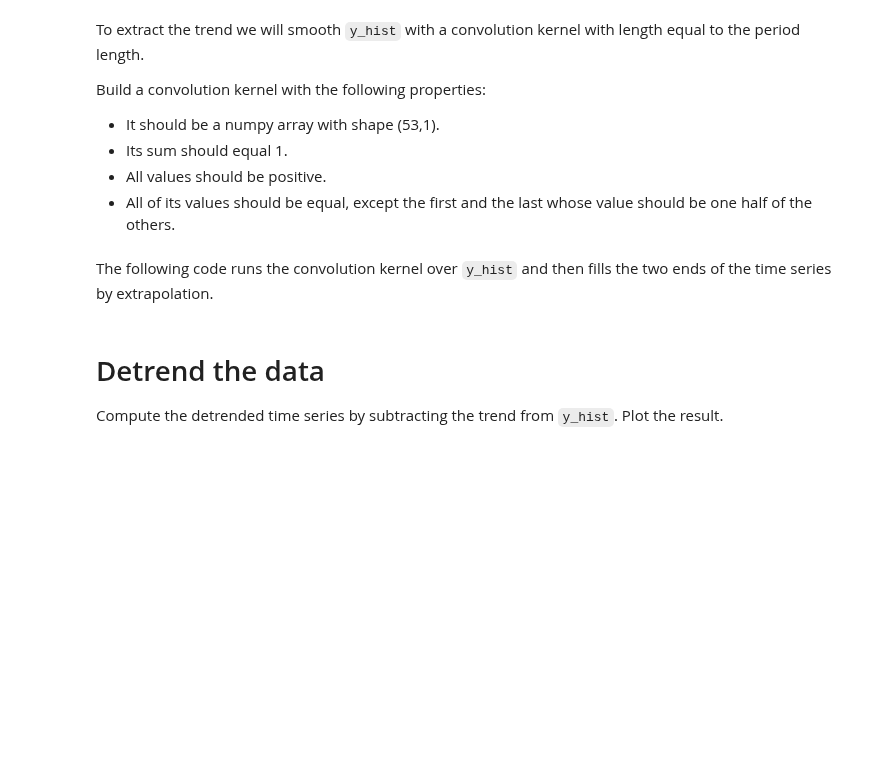
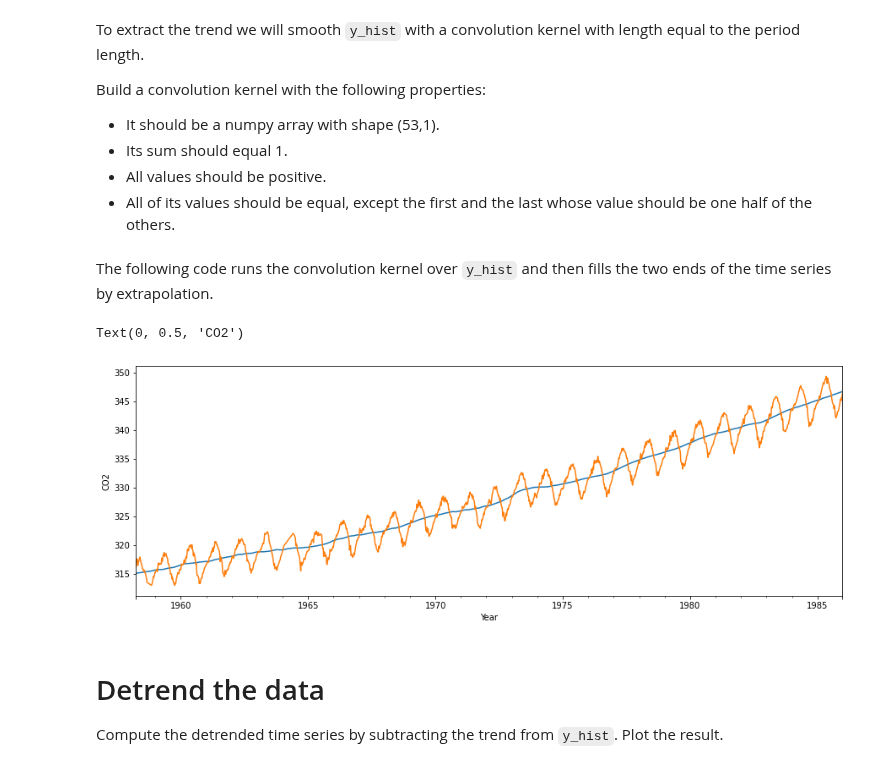
Before and after one commit to ptkinvent/sdse_public, a Jupyter notebook: lab4/lab4_handout.ipynb, the cells around one changed output. Saved outputs shown, nothing was run; the diff lists cells and outputs as text; code cells hidden in the pictures; blank space fills up the shorter version.

Commit message:
Filled out lab4 first half

```diff
--- a/lab4/lab4_handout.ipynb
+++ b/lab4/lab4_handout.ipynb
@@ -16,4 +16,36 @@ from ts_helper import *
 from statsmodels.tsa.filters.filtertools import convolution_filter
+# %%
+# From ts_helper
+
+def extrapolate_trend(trend, npoints):
+    """
+    Replace nan values on trend's end-points with least-squares extrapolated
+    values with regression considering npoints closest defined points.
+    """
+    front = next(i for i, vals in enumerate(trend)
+                 if not np.any(np.isnan(vals)))
+    back = trend.shape[0] - 1 - next(i for i, vals in enumerate(trend[::-1])
+                                     if not np.any(np.isnan(vals)))
+    front_last = min(front + npoints, back)
+    back_first = max(front, back - npoints)
+
+    k, n = np.linalg.lstsq(
+        np.c_[np.arange(front, front_last), np.ones(front_last - front)],
+        trend[front:front_last], rcond=-1)[0]
+    extra = (np.arange(0, front) * np.c_[k] + np.c_[n]).T
+    if trend.ndim == 1:
+        extra = extra.squeeze()
+    trend[:front] = extra
+
+    k, n = np.linalg.lstsq(
+        np.c_[np.arange(back_first, back), np.ones(back - back_first)],
+        trend[back_first:back], rcond=-1)[0]
+    extra = (np.arange(back + 1, trend.shape[0]) * np.c_[k] + np.c_[n]).T
+    if trend.ndim == 1:
+        extra = extra.squeeze()
+    trend[back + 1:] = extra
+
+    return trend
 # %% [markdown]
 In this lab we will also use Pandas, which is a Python package for working with tabular and time series data. Pandas offers two very useful data types: the [`DataFrame`](https://pandas.pydata.org/docs/reference/api/pandas.DataFrame.html) and the [`Series`](https://pandas.pydata.org/docs/reference/api/pandas.Series.html). We use Pandas only superficially here, and it is capable of a lot more.
 
@@ -92,6 +160,9 @@ Build a convolution kernel with the following properties:
 kernel  = np.ones(round_period+1)
 
 # ADD CODE HERE
+kernel[0]=0.5
+kernel[-1]=0.5
+kernel /= kernel.sum()
 # %%
 ################################
 # Reporting. Do not modify.#####
@@ -102,11 +173,16 @@ The following code runs the convolution kernel over `y_hist` and then fills the
 # %%
 nsides = 2
 trend = convolution_filter(y_hist, kernel, 2)
 trend = extrapolate_trend(trend, round_period + 1)
 
 plt.figure(figsize=(15,5))
 trend.plot()
 y_hist.plot()
+plt.xlabel('Year')
+plt.ylabel('CO2')
+# %% [output]
+Text(0, 0.5, 'CO2')
+[figure, added]
 # %% [markdown]
 # Detrend the data
 
```
Also changed, not shown: parts of 11 cells of this notebook.
